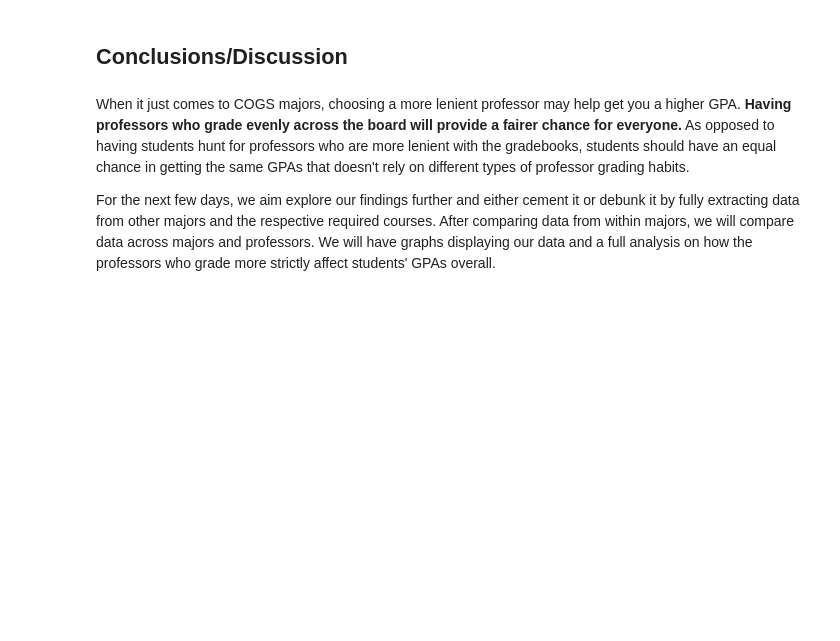
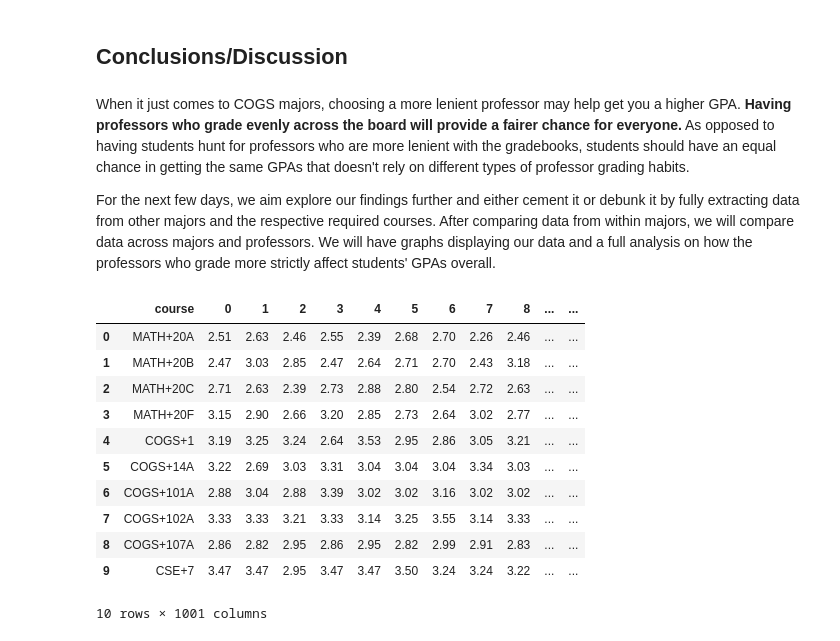
Before and after one commit to TomDonoghue/Pr_026, a Jupyter notebook: Pr_026_HackathonSubmission.ipynb, the cells around one changed output. Cells and saved outputs as stored; diff of their text form; code cells hidden in the pictures; blank space fills up the shorter version.

```diff
--- a/Pr_026_HackathonSubmission.ipynb
+++ b/Pr_026_HackathonSubmission.ipynb
@@ -319,3 +333,35 @@ When it just comes to COGS majors, choosing a more lenient professor may help ge
 
 
 For the next few days, we aim explore our findings further and either cement it or debunk it by fully extracting data from other majors and the respective required courses. After comparing data from within majors, we will compare data across majors and professors. We will have graphs displaying our data and a full analysis on how the professors who grade more strictly affect students' GPAs overall.
+# %%
+n = 1000
+RanGpaStudents = [[] for _ in range(n)]
+def getRandom (classes, i, df):
+    #get the data and clean it
+    course = scrapData(classes,i, df)
+    course.enroll = pd.to_numeric(course.enroll)
+    course.evalMade = pd.to_numeric(course.evalMade)
+    course = course[course.avgGradeRecieved != 'N/A']
+    #drops classes with less than 40% evals made
+    course = course[course.evalMade/course.enroll > .40]
+    #reset index
+    course = course.reset_index(drop=True)
+
+    course = course[course['courseNum'].isin(cogsClassNum)]
+    course = course.reset_index(drop=True)
+
+    for k in range(len(course['avgGradeRecieved'])):
+        x = course['avgGradeRecieved'][k]
+        #split string in order to get rid of letters
+        x = x.split("(")[1]
+        x = x.split(')')[0]
+        #set value to only number
+        course.loc[k,('avgGradeRecieved')] = x
+
+    #set to numeric value
+    course.avgGradeRecieved = pd.to_numeric(course.avgGradeRecieved)
+
+    #get randon sample grade
+    for i in range(1000):
+        randomGpa = course['avgGradeRecieved'].sample(n = 1)
+        RanGpaStudents[i].append(float(randomGpa))
@@ -321,0 +372,19 @@ For the next few days, we aim explore our findings further and either cement it
+# %%
+gpaRanStudent = pd.DataFrame.from_dict(RanGpaStudents) #creates dataframe with 1000 random students grade distribution
+gpaRanStudent = gpaRanStudent.transpose() #turns rows into columns
+course = pd.DataFrame({'course': cogsMajor}) #creates dataframe for Cogs courses
+random_students = pd.concat([course,gpaRanStudent], axis = 1) # creates dataframe with 1000 random students for Cogs courses
+random_students
+# %% [output]
+|  | course | 0 | 1 | 2 | 3 | 4 | 5 | 6 | 7 | 8 | ... | ... |
+| 0 | MATH+20A | 2.51 | 2.63 | 2.46 | 2.55 | 2.39 | 2.68 | 2.70 | 2.26 | 2.46 | ... | ... |
+| 1 | MATH+20B | 2.47 | 3.03 | 2.85 | 2.47 | 2.64 | 2.71 | 2.70 | 2.43 | 3.18 | ... | ... |
+| 2 | MATH+20C | 2.71 | 2.63 | 2.39 | 2.73 | 2.88 | 2.80 | 2.54 | 2.72 | 2.63 | ... | ... |
+| 3 | MATH+20F | 3.15 | 2.90 | 2.66 | 3.20 | 2.85 | 2.73 | 2.64 | 3.02 | 2.77 | ... | ... |
+| 4 | COGS+1 | 3.19 | 3.25 | 3.24 | 2.64 | 3.53 | 2.95 | 2.86 | 3.05 | 3.21 | ... | ... |
+| 5 | COGS+14A | 3.22 | 2.69 | 3.03 | 3.31 | 3.04 | 3.04 | 3.04 | 3.34 | 3.03 | ... | ... |
+| 6 | COGS+101A | 2.88 | 3.04 | 2.88 | 3.39 | 3.02 | 3.02 | 3.16 | 3.02 | 3.02 | ... | ... |
+| 7 | COGS+102A | 3.33 | 3.33 | 3.21 | 3.33 | 3.14 | 3.25 | 3.55 | 3.14 | 3.33 | ... | ... |
+| 8 | COGS+107A | 2.86 | 2.82 | 2.95 | 2.86 | 2.95 | 2.82 | 2.99 | 2.91 | 2.83 | ... | ... |
+| 9 | CSE+7 | 3.47 | 3.47 | 2.95 | 3.47 | 3.47 | 3.50 | 3.24 | 3.24 | 3.22 | ... | ... |
+10 rows × 1001 columns
```
Also changed, not shown: parts of 7 cells of this notebook.
